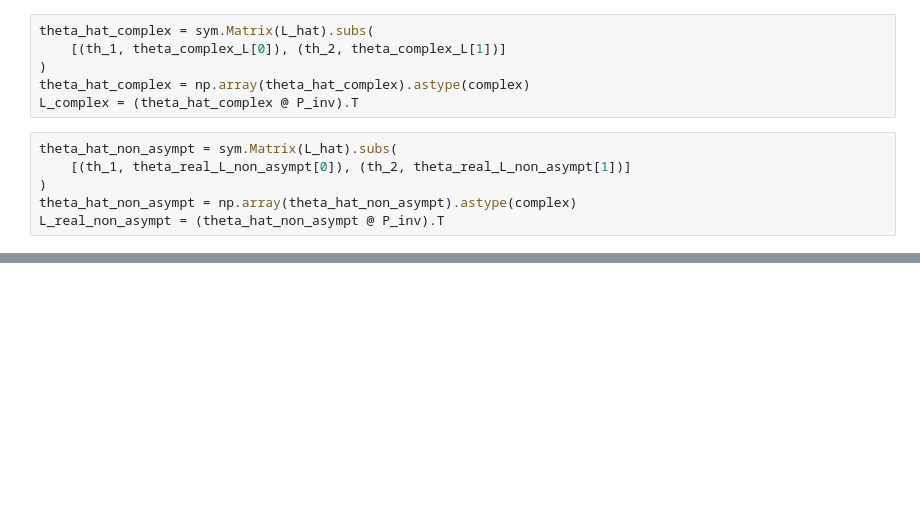
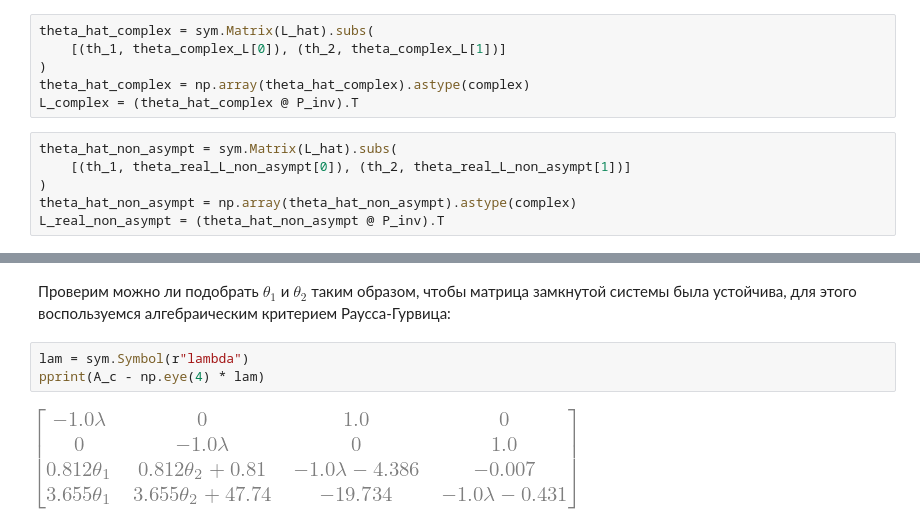
Before and after one commit to acid9reen/ct_lab, a Jupyter notebook: source.ipynb, the cells around one changed output, grey strips where cells are left out. Drawn from its saved outputs; the diff is of its cells as text; blank space fills up the shorter version.

```diff
--- a/source.ipynb
+++ b/source.ipynb
@@ -205,0 +325,7 @@ plt.show()
+# %% [markdown]
+Проверим можно ли подобрать $\theta_1$ и  $\theta_2$ таким образом, чтобы матрица замкнутой системы была устойчива, для этого воспользуемся алгебраическим критерием Раусса-Гурвица:
+# %%
+lam = sym.Symbol(r"lambda")
+pprint(A_c - np.eye(4) * lam)
+# %% [output]
+[figure, added]
```
Also changed, not shown: parts of 36 cells of this notebook.
